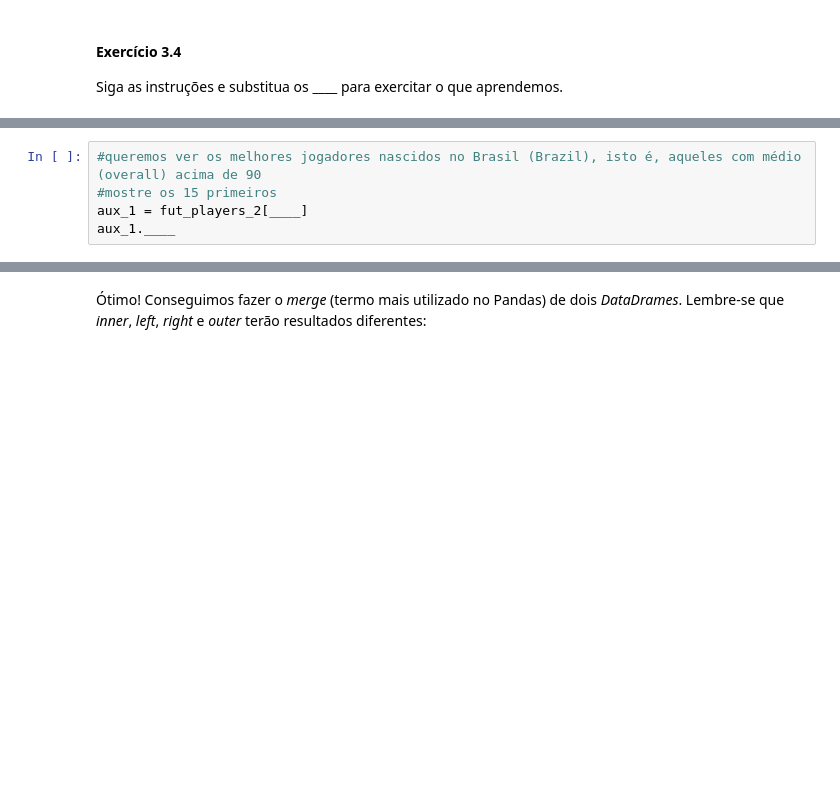
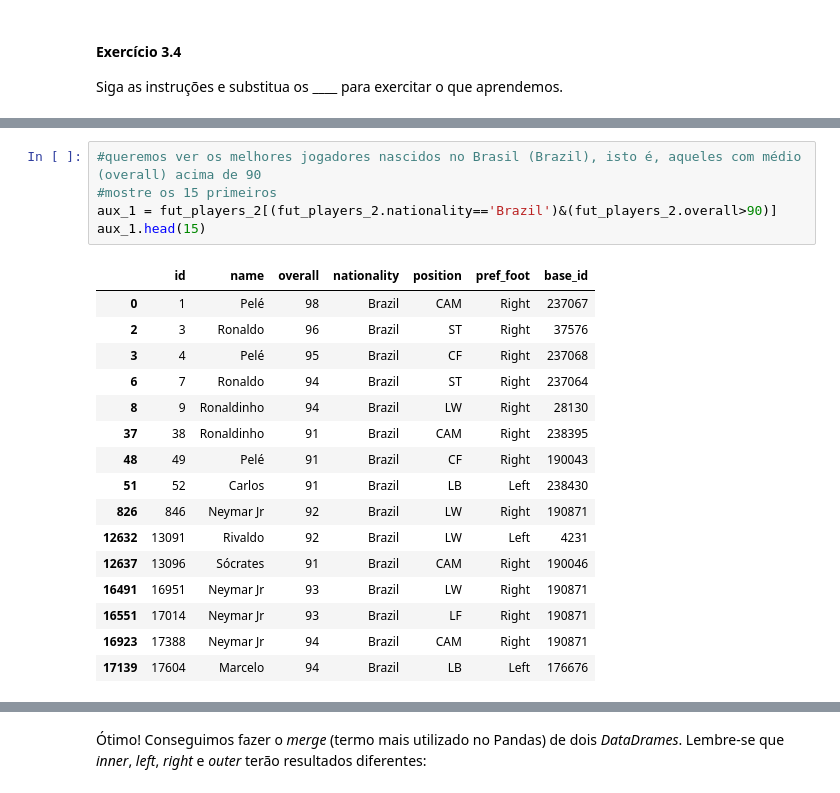
Before and after one commit to gilandrade/Trilha-Data-Science, a Jupyter notebook: Aula 1 - ML, Numpy e Pandas/GilAndradeGontijo.ipynb, the cells around one changed output, grey strips where cells are left out. Drawn from its saved outputs; the diff is of its cells as text; blank space fills up the shorter version.

```diff
--- a/Aula 1 - ML, Numpy e Pandas/GilAndradeGontijo.ipynb
+++ b/Aula 1 - ML, Numpy e Pandas/GilAndradeGontijo.ipynb
@@ -615,8 +899,25 @@ fut_players_2.info()
 # %%
 #queremos ver os melhores jogadores nascidos no Brasil (Brazil), isto é, aqueles com médio (overall) acima de 90
 #mostre os 15 primeiros
-aux_1 = fut_players_2[____]
-aux_1.____
+aux_1 = fut_players_2[(fut_players_2.nationality=='Brazil')&(fut_players_2.overall>90)]
+aux_1.head(15)
+# %% [output]
+|  | id | name | overall | nationality | position | pref_foot | base_id |
+| 0 | 1 | Pelé | 98 | Brazil | CAM | Right | 237067 |
+| 2 | 3 | Ronaldo | 96 | Brazil | ST | Right | 37576 |
+| 3 | 4 | Pelé | 95 | Brazil | CF | Right | 237068 |
+| 6 | 7 | Ronaldo | 94 | Brazil | ST | Right | 237064 |
+| 8 | 9 | Ronaldinho | 94 | Brazil | LW | Right | 28130 |
+| 37 | 38 | Ronaldinho | 91 | Brazil | CAM | Right | 238395 |
+| 48 | 49 | Pelé | 91 | Brazil | CF | Right | 190043 |
+| 51 | 52 | Carlos | 91 | Brazil | LB | Left | 238430 |
+| 826 | 846 | Neymar Jr | 92 | Brazil | LW | Right | 190871 |
+| 12632 | 13091 | Rivaldo | 92 | Brazil | LW | Left | 4231 |
+| 12637 | 13096 | Sócrates | 91 | Brazil | CAM | Right | 190046 |
+| 16491 | 16951 | Neymar Jr | 93 | Brazil | LW | Right | 190871 |
+| 16551 | 17014 | Neymar Jr | 93 | Brazil | LF | Right | 190871 |
+| 16923 | 17388 | Neymar Jr | 94 | Brazil | CAM | Right | 190871 |
+| 17139 | 17604 | Marcelo | 94 | Brazil | LB | Left | 176676 |
 # %%
 #vários jogadores bons!
 #agora mostre os jogadores brasileiros que sejam canhotos (pref_foot é Left) ou que sejam goleiros (position é GK)
```
Also changed, not shown: parts of 54 cells of this notebook, 2 other files.
